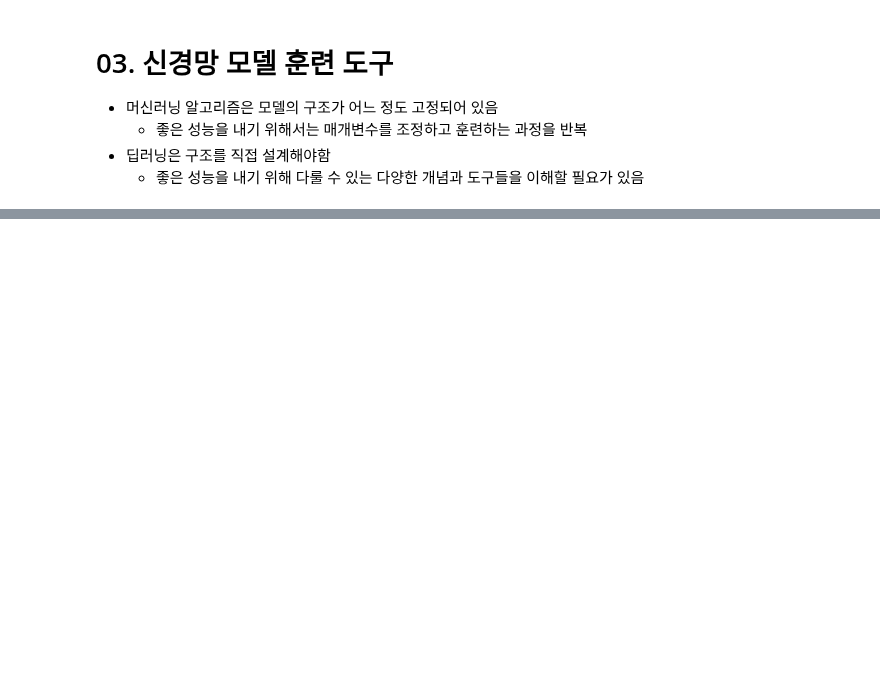
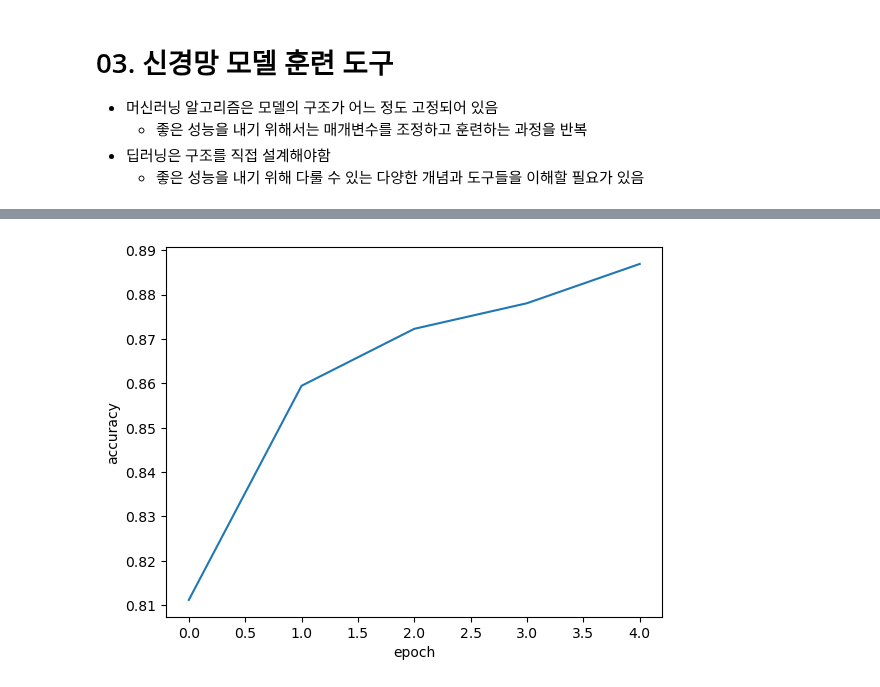
Before and after one commit to byahram/python, a Jupyter notebook: KoreaIT/03_Deep_Learning/03_신경망_모델_훈련_도구.ipynb, the cells around one changed output, grey strips where cells are left out. Saved outputs shown, nothing was run; the diff lists cells and outputs as text; code cells hidden in the pictures; blank space fills up the shorter version.

```diff
--- a/KoreaIT/03_Deep_Learning/03_신경망_모델_훈련_도구.ipynb
+++ b/KoreaIT/03_Deep_Learning/03_신경망_모델_훈련_도구.ipynb
@@ -21,0 +92,10 @@ scaled_train, scaled_val, y_train, y_val = train_test_split(scaled_train,
+# %%
+# 정확도 곡선
+plt.figure()
+plt.plot(history.history["accuracy"])
+
+plt.xlabel("epoch")
+plt.ylabel("accuracy")
+plt.show()
+# %% [output]
+[figure, added]
```
Also changed, not shown: parts of 52 cells of this notebook, 3 other files.
